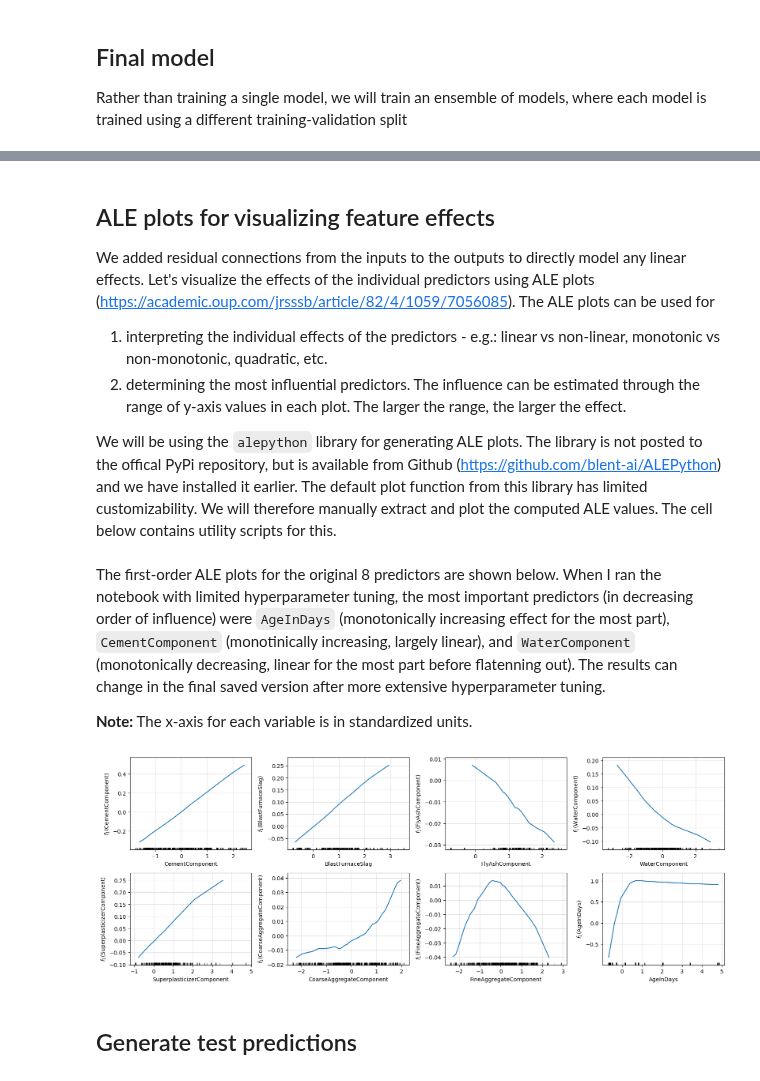
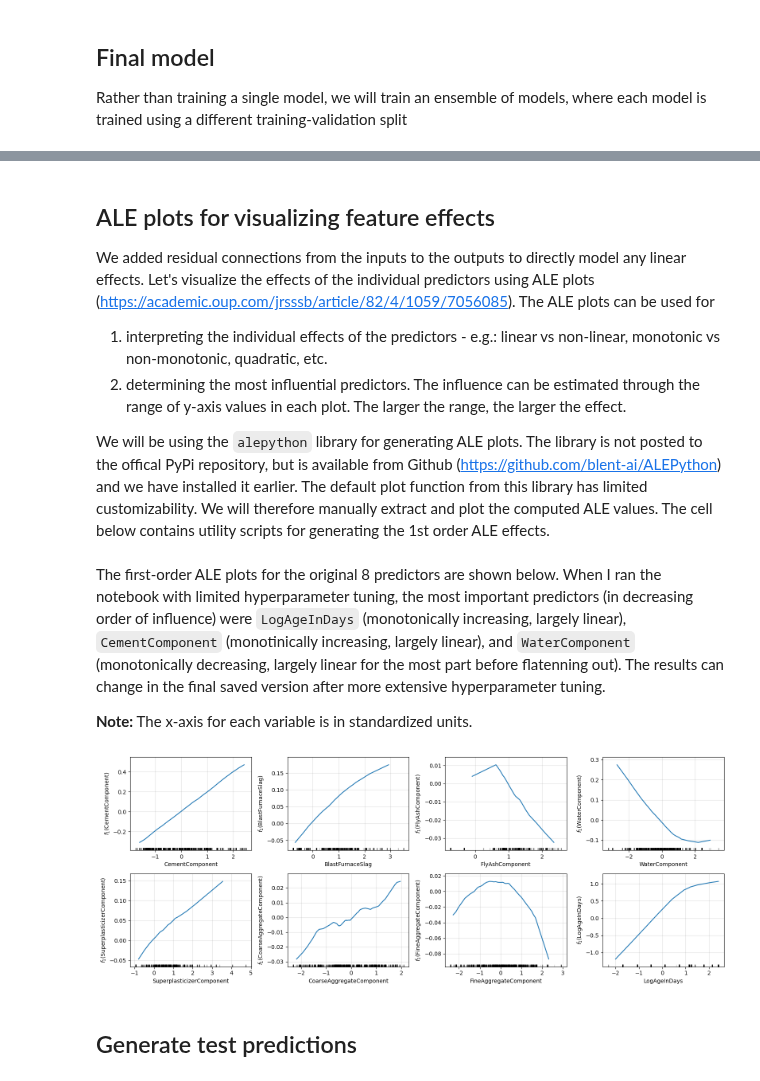
Before and after one commit to syerramilli/kaggle-notebooks, a Jupyter notebook: ps3e9-keras-mlp-with-skip-connections.ipynb, the cells around one changed output, grey strips where cells are left out. Saved outputs shown, nothing was run; the diff lists cells and outputs as text; code cells hidden in the pictures.

```diff
--- a/ps3e9-keras-mlp-with-skip-connections.ipynb
+++ b/ps3e9-keras-mlp-with-skip-connections.ipynb
@@ -93,3 +100,6 @@ fig.tight_layout()
+# %%
+train['AgeInDays'] = np.log(1+train['AgeInDays'])
+test['AgeInDays'] = np.log(1+test['AgeInDays'])
 # %% [markdown]
 Some of the predictors have a rather larger number of zero values.
 # %%
@@ -141,7 +156,7 @@ from typing import Dict, Optional
 # %%
 def construct_model(params:Dict) -> keras.Model:
     """
-    Build 2-layer MLP with residual connections, dropout and weight decay regularization
+    Build a single hidden layer MLP with residual connections and weight decay regularization
 
     Arguments
     ---------
@@ -154,20 +169,22 @@ def construct_model(params:Dict) -> keras.Model:
     model: keras.Model
         A compiled keras model
     """
-    n_hidden = 2 # TODO: use this as a hyperparameter
+    n_hidden = 1 # TODO: use this as a hyperparameter
     n_hidden_list = [params['hsize%d'%i] for i in range(1,n_hidden+1)]
-    dropouts_list = [params['dropout%d'%i] for i in range(1,n_hidden+1)]
+    #dropouts_list = [params['dropout%d'%i] for i in range(1,n_hidden+1)]
 
     inputs = keras.Input(shape=(X.shape[-1],))
 
-    mlp = keras.Sequential()
+    mlp = inputs
     for i in range(n_hidden):
-        mlp.add(keras.layers.Dense(n_hidden_list[i],activation='selu',kernel_initializer='lecun_normal'))
-        mlp.add(keras.layers.AlphaDropout(dropouts_list[i]))
+        if params['activation'] == 'selu':
+            mlp = keras.layers.Dense(n_hidden_list[i],activation='selu',kernel_initializer='lecun_normal')(mlp)
+            #mlp = keras.layers.AlphaDropout(dropouts_list[i])(mlp)
+        else:
+            mlp = keras.layers.Dense(n_hidden_list[i],activation=params['activation'])(mlp)
 
-    mlp_output = mlp(inputs)
     # concatenate input with the mlp_output
-    combined_representation = keras.layers.concatenate([inputs,mlp_output])
+    combined_representation = keras.layers.concatenate([inputs,mlp])
 
     final_output = keras.layers.Dense(1)(combined_representation)
 
@@ -272,9 +289,10 @@ def objective(params:Dict) -> Dict:
 
 search_space = {
     'hsize1': scope.int(hp.quniform('hsize1',2,150,1)),
-    'hsize2': scope.int(hp.quniform('hsize2',2,150,1)),
-    'dropout1': hp.uniform('dropout1',0.01,0.5),
-    'dropout2': hp.uniform('dropout2',0.01,0.5),
+    #'hsize2': scope.int(hp.quniform('hsize2',2,150,1)),
+    #'dropout1': hp.uniform('dropout1',0.01,0.5),
+    #'dropout2': hp.uniform('dropout2',0.01,0.5),
+    'activation': hp.choice('activation',['relu','selu','tanh','softplus']),
     'learning_rate': hp.loguniform('learning_rate',np.log(1e-4),np.log(0.1)),
     'batch_size':scope.int(hp.quniform('batch_size',32,1024,1)),
     'weight_decay':hp.loguniform('weight_decay',np.log(1e-8),np.log(0.1)),
@@ -386,7 +404,7 @@ We added residual connections from the inputs to the outputs to directly model a
 1. interpreting the individual effects of the predictors - e.g.: linear vs non-linear, monotonic vs non-monotonic, quadratic, etc.
 2. determining the most influential predictors. The influence can be estimated through the range of y-axis values in each plot. The larger the range, the larger the effect.
 
-We will be using the `alepython` library for generating ALE plots. The library is not posted to the offical PyPi repository, but is available from Github (https://github.com/blent-ai/ALEPython) and we have installed it earlier. The default plot function from this library has limited customizability. We will therefore manually extract and plot the computed ALE values. The cell below contains utility scripts for this.
+We will be using the `alepython` library for generating ALE plots. The library is not posted to the offical PyPi repository, but is available from Github (https://github.com/blent-ai/ALEPython) and we have installed it earlier. The default plot function from this library has limited customizability. We will therefore manually extract and plot the computed ALE values. The cell below contains utility scripts for generating the 1st order ALE effects.
 # %%
 from alepython.ale import _first_order_ale_quant
 from typing import Callable,Iterable,Union
@@ -458,27 +476,28 @@ def keras_data_frame_predict(
     data_numpy = data.values
     return ensemble_model.predict(data_numpy,verbose=0).ravel()
 # %% [markdown]
-The first-order ALE plots for the original 8 predictors are shown below. When I ran the notebook with limited hyperparameter tuning, the most important predictors (in decreasing order of influence) were `AgeInDays` (monotonically increasing effect for the most part), `CementComponent` (monotinically increasing, largely linear), and `WaterComponent` (monotonically decreasing, linear for the most part before flatenning out). The results can change in the final saved version after more extensive hyperparameter tuning.
+The first-order ALE plots for the original 8 predictors are shown below. When I ran the notebook with limited hyperparameter tuning, the most important predictors (in decreasing order of influence) were `LogAgeInDays` (monotonically increasing, largely linear), `CementComponent` (monotinically increasing, largely linear), and `WaterComponent` (monotonically decreasing, largely linear for the most part before flatenning out). The results can change in the final saved version after more extensive hyperparameter tuning.
 
 **Note:** The x-axis for each variable is in standardized units.
 # %%
 X_cols = train.drop('Strength',axis=1).columns.tolist()
+X_cols[-1] = 'Log'+X_cols[-1]
 X_cols.append('SuperplasticizerComponent_is_zero')
 X_dat = pd.DataFrame(X,columns = X_cols)
 
 num_rows=2
 num_cols=4
 
 fig,axs = plt.subplots(num_rows,num_cols,figsize=(16,6))
 for i in range(num_rows):
     for j in range(num_cols):
         # select correct feature
         feature = X_dat.columns[num_cols*i + j]
         _ = first_order_aleplot_quant(keras_data_frame_predict,X_dat,feature,bins=50,ax=axs[i,j])
 
 fig.tight_layout()
 # %% [output]
-[figure, old version]
+[figure, new version]
 # %% [markdown]
 ## Generate test predictions
 # %%
```
Also changed, not shown: parts of 10 cells of this notebook.
